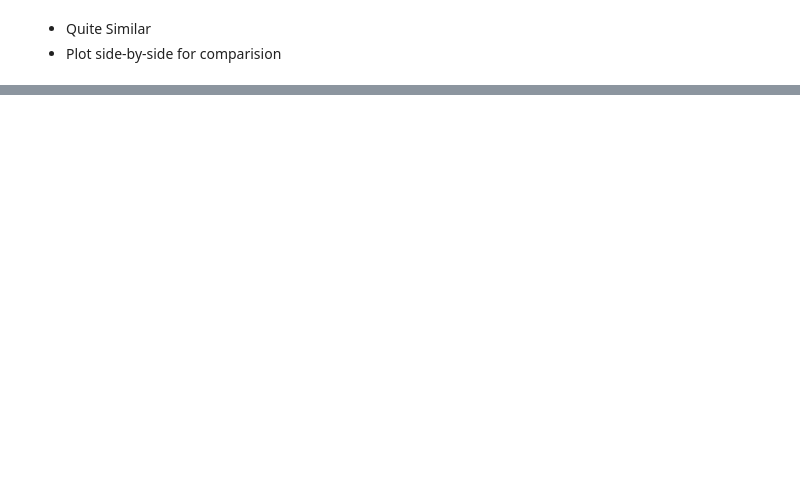
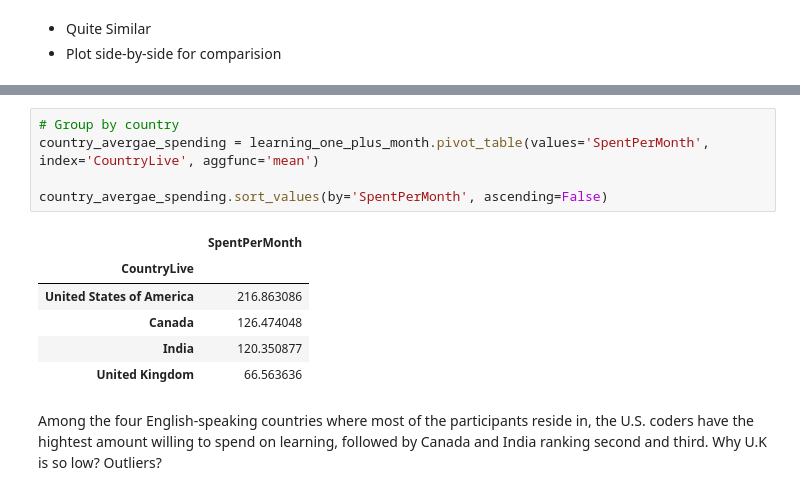
Before and after one commit to shree131/best-market-to-advertise-case_study, a Jupyter notebook: Best_Market_Analysis_Report.ipynb, the cells around one changed output, grey strips where cells are left out. Drawn from its saved outputs; the diff is of its cells as text; blank space fills up the shorter version.

```diff
--- a/Best_Market_Analysis_Report.ipynb
+++ b/Best_Market_Analysis_Report.ipynb
@@ -502,0 +572,14 @@ plt.show();
+# %%
+# Group by country
+country_avergae_spending = learning_one_plus_month.pivot_table(values='SpentPerMonth', index='CountryLive', aggfunc='mean')
+
+country_avergae_spending.sort_values(by='SpentPerMonth', ascending=False)
+# %% [output]
+|  | SpentPerMonth |
+| CountryLive |  |
+| United States of America | 216.863086 |
+| Canada | 126.474048 |
+| India | 120.350877 |
+| United Kingdom | 66.563636 |
+# %% [markdown]
+Among the four English-speaking countries where most of the participants reside in, the U.S. coders have the hightest amount willing to spend on learning, followed by Canada and India ranking second and third. Why U.K is so low? Outliers?
```
Also changed, not shown: parts of 15 cells of this notebook.
